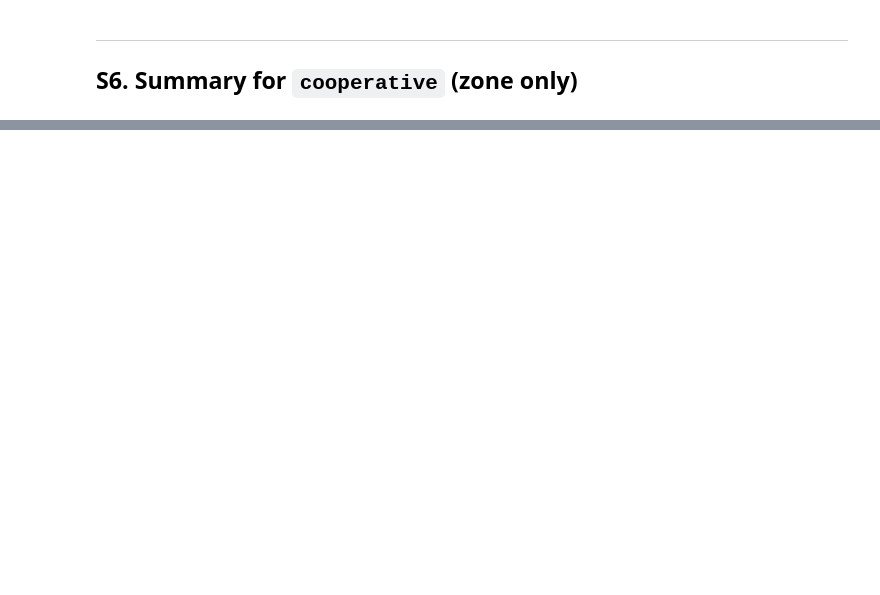
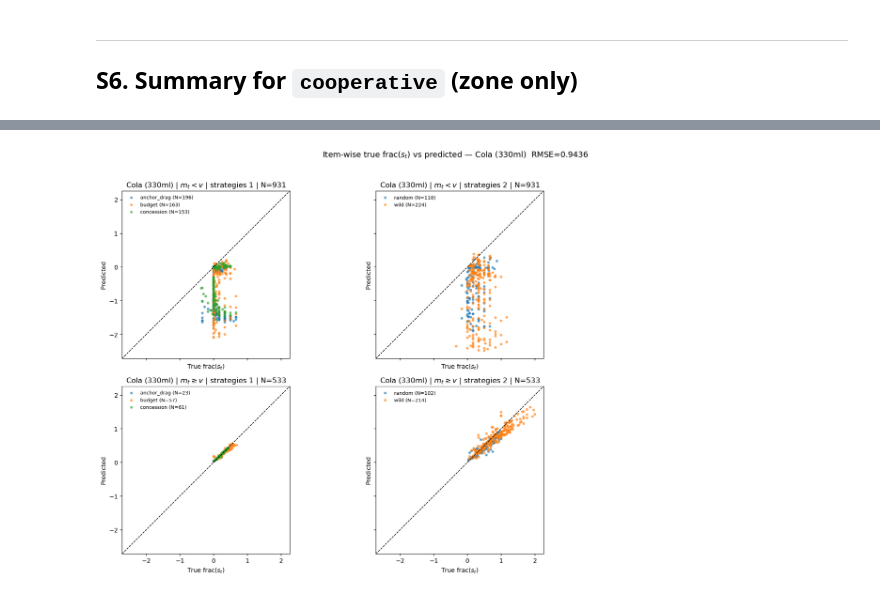
Before and after one commit to TurquoiseKitty/LLMNego_Plus, a Jupyter notebook: EXP/0413_final_validation_of_function_type/zone_analysis_cooperative.ipynb, the cells around one changed output, grey strips where cells are left out. Saved outputs shown, nothing was run; the diff lists cells and outputs as text; code cells hidden in the pictures; blank space fills up the shorter version.

Commit message:
Update 0413 zone analysis notebooks

```diff
--- a/EXP/0413_final_validation_of_function_type/zone_analysis_cooperative.ipynb
+++ b/EXP/0413_final_validation_of_function_type/zone_analysis_cooperative.ipynb
@@ -408,0 +504,33 @@ print(f"  Covariates: adding v, t, m_prev gives <1% R2 improvement")
+# %%
+def build_fractional_arrays(transitions):
+    if len(transitions) == 0:
+        raise ValueError("No transitions supplied.")
+
+    m_arr = np.array([t["m_t"] for t in transitions], dtype=float)
+    s_arr = np.array([t["s_prev"] for t in transitions], dtype=float)
+    y_arr = np.array([t["s_t"] for t in transitions], dtype=float)
+    v_arr = np.array([t["v"] for t in transitions], dtype=float)
+    mkt_arr = np.array([t["market"] for t in transitions], dtype=float)
+
+    zone_arr = mkt_arr - v_arr
+    zone_arr[zone_arr < 0.01] = 0.01
+
+    return dict(
+        m=m_arr,
+        s=s_arr,
+        y=y_arr,
+        v=v_arr,
+        market=mkt_arr,
+        zone=zone_arr,
+        fm=(m_arr - v_arr) / zone_arr,
+        fs=(s_arr - v_arr) / zone_arr,
+        fy=(y_arr - v_arr) / zone_arr,
+        buyer_strategy=np.array(
+            [t.get("buyer_strategy", t.get("buyer_type", "unknown")) for t in transitions],
+            dtype=object,
+        ),
+        item=np.array(
+            [str(t.get("item", t.get("product", "unknown"))).lower() for t in transitions],
+            dtype=object,
+        ),
+    )
@@ -408,0 +613,4 @@ print(f"  Covariates: adding v, t, m_prev gives <1% R2 improvement")
+# %%
+plot_item_true_vs_pred_split("Cola (330ml)")
+# %% [output]
+[figure, added]
```
Also changed, not shown: parts of 15 cells of this notebook, 3 other files.
